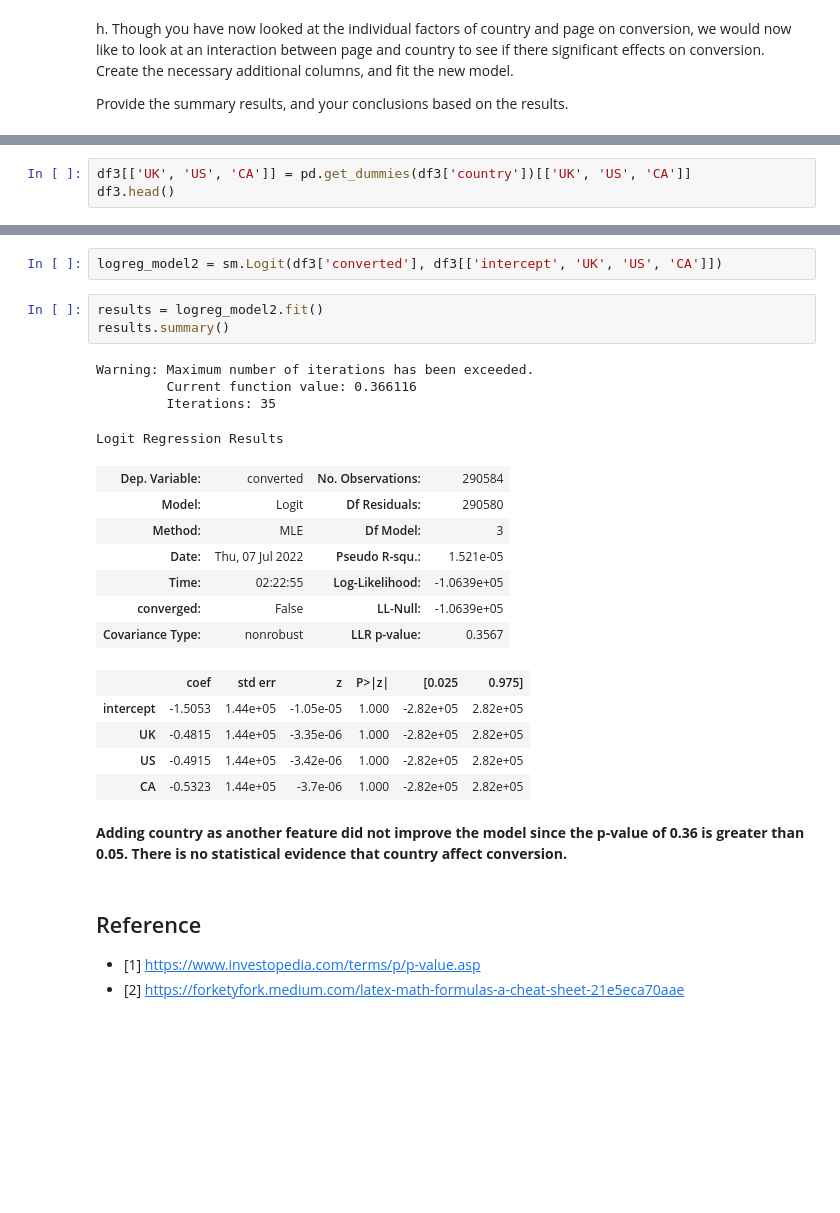
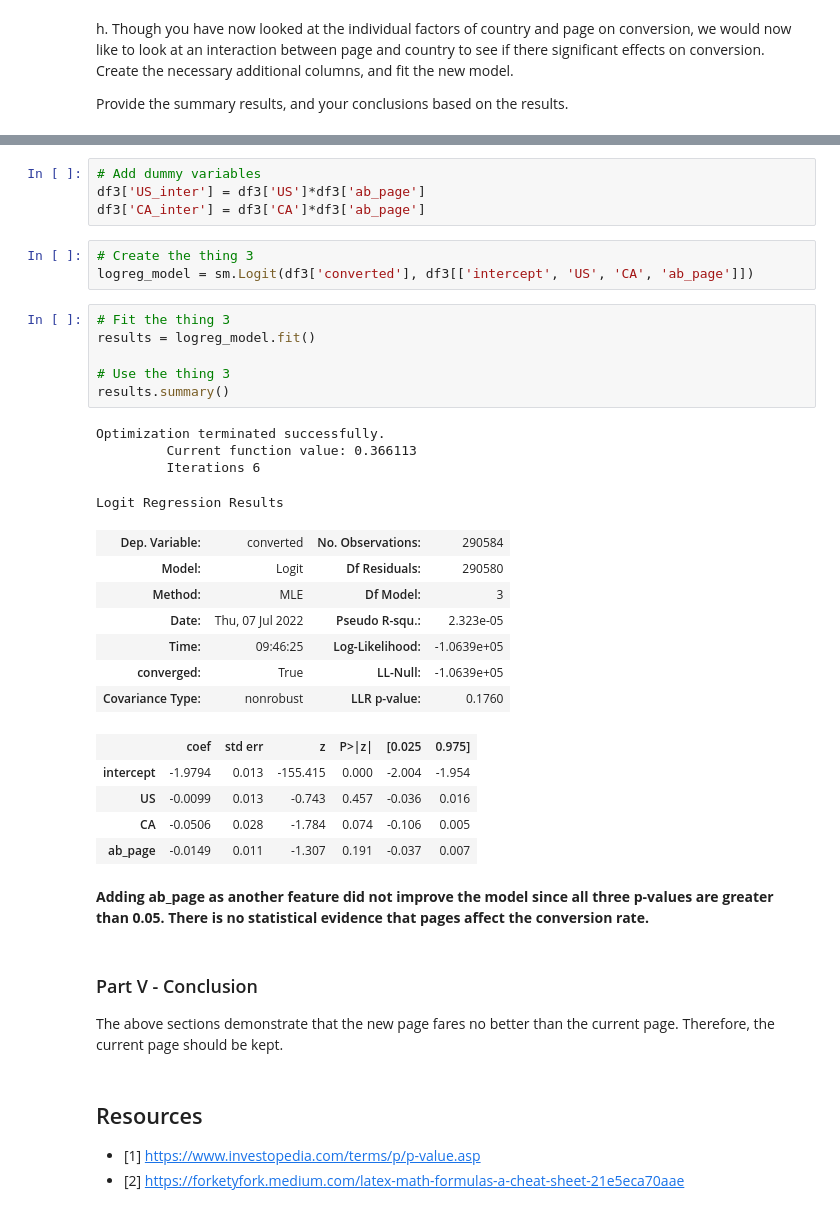
Before and after one commit to ecdedios/wgu-c749-project2-ab-testing, a Jupyter notebook: notebooks/Analyze_ab_test_results_notebook.ipynb, the cells around one changed output, grey strips where cells are left out. Saved outputs shown, nothing was run; the diff lists cells and outputs as text; blank space fills up the shorter version.

```diff
--- a/notebooks/Analyze_ab_test_results_notebook.ipynb
+++ b/notebooks/Analyze_ab_test_results_notebook.ipynb
@@ -418,3 +482,0 @@ array(['UK', 'US', 'CA'], dtype=object)
-# %%
-df3[['UK', 'US', 'CA']] = pd.get_dummies(df3['country'])[['UK', 'US', 'CA']]
-df3.head()
@@ -429,30 +483,43 @@ df3.head()
+# %%
+# Add dummy variables
+df3['US_inter'] = df3['US']*df3['ab_page']
+df3['CA_inter'] = df3['CA']*df3['ab_page']
 # %%
-logreg_model2 = sm.Logit(df3['converted'], df3[['intercept', 'UK', 'US', 'CA']])
+# Create the thing 3
+logreg_model = sm.Logit(df3['converted'], df3[['intercept', 'US', 'CA', 'ab_page']])
-# %%
-results = logreg_model2.fit()
-results.summary()
-# %% [output]
-Warning: Maximum number of iterations has been exceeded.
-         Current function value: 0.366116
-         Iterations: 35
-Logit Regression Results
-| Dep. Variable: | converted | No. Observations: | 290584 |
-| Model: | Logit | Df Residuals: | 290580 |
-| Method: | MLE | Df Model: | 3 |
-| Date: | Thu, 07 Jul 2022 | Pseudo R-squ.: | 1.521e-05 |
-| Time: | 02:22:55 | Log-Likelihood: | -1.0639e+05 |
-| converged: | False | LL-Null: | -1.0639e+05 |
-| Covariance Type: | nonrobust | LLR p-value: | 0.3567 |
-|  | coef | std err | z | P>|z| | [0.025 | 0.975] |
-| intercept | -1.5053 | 1.44e+05 | -1.05e-05 | 1.000 | -2.82e+05 | 2.82e+05 |
-| UK | -0.4815 | 1.44e+05 | -3.35e-06 | 1.000 | -2.82e+05 | 2.82e+05 |
-| US | -0.4915 | 1.44e+05 | -3.42e-06 | 1.000 | -2.82e+05 | 2.82e+05 |
-| CA | -0.5323 | 1.44e+05 | -3.7e-06 | 1.000 | -2.82e+05 | 2.82e+05 |
+# %%
+# Fit the thing 3
+results = logreg_model.fit()
+
+# Use the thing 3
+results.summary()
+# %% [output]
+Optimization terminated successfully.
+         Current function value: 0.366113
+         Iterations 6
+Logit Regression Results
+| Dep. Variable: | converted | No. Observations: | 290584 |
+| Model: | Logit | Df Residuals: | 290580 |
+| Method: | MLE | Df Model: | 3 |
+| Date: | Thu, 07 Jul 2022 | Pseudo R-squ.: | 2.323e-05 |
+| Time: | 09:46:25 | Log-Likelihood: | -1.0639e+05 |
+| converged: | True | LL-Null: | -1.0639e+05 |
+| Covariance Type: | nonrobust | LLR p-value: | 0.1760 |
+|  | coef | std err | z | P>|z| | [0.025 | 0.975] |
+| intercept | -1.9794 | 0.013 | -155.415 | 0.000 | -2.004 | -1.954 |
+| US | -0.0099 | 0.013 | -0.743 | 0.457 | -0.036 | 0.016 |
+| CA | -0.0506 | 0.028 | -1.784 | 0.074 | -0.106 | 0.005 |
+| ab_page | -0.0149 | 0.011 | -1.307 | 0.191 | -0.037 | 0.007 |
 # %% [markdown]
-**Adding country as another feature did not improve the model since the p-value of 0.36 is greater than 0.05. There is no statistical evidence that country affect conversion.**
+**Adding ab_page as another feature did not improve the model since all three p-values are greater than 0.05. There is no statistical evidence that pages affect the conversion rate.**
+# %% [markdown]
+<a id='conclusions'></a>
+### Part V - Conclusion
+
+The above sections demonstrate that the new page fares no better than the current page. Therefore, the current page should be kept.
 # %% [markdown]
-<a id='conclusions'></a>
-## Reference
+<a id='resources'></a>
+## Resources
 
 - [1] https://www.investopedia.com/terms/p/p-value.asp
 - [2] https://forketyfork.medium.com/latex-math-formulas-a-cheat-sheet-21e5eca70aae
```
Also changed, not shown: parts of 26 cells of this notebook.
